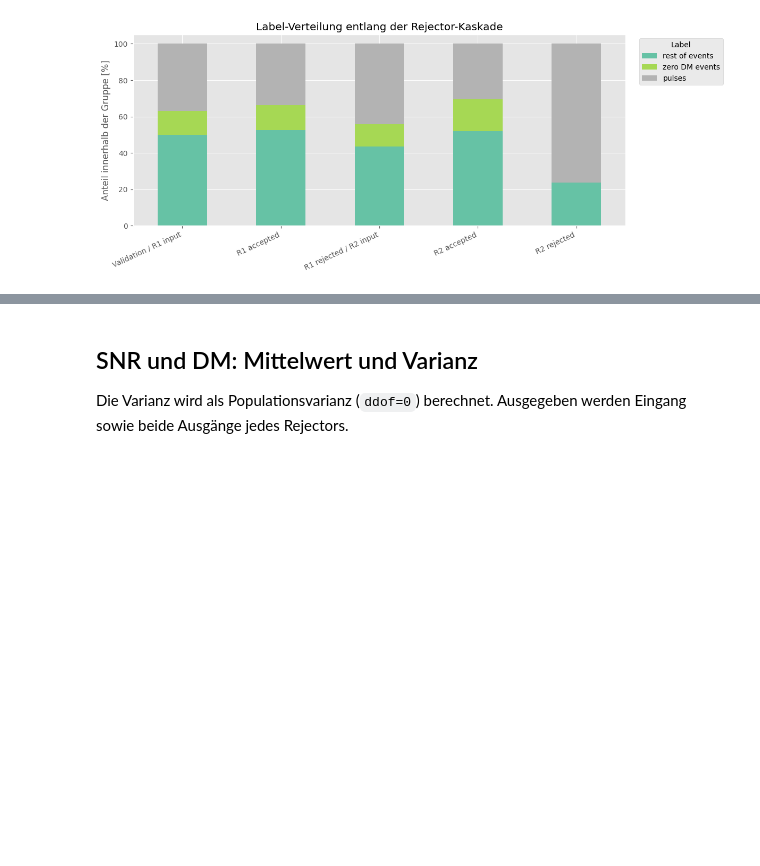
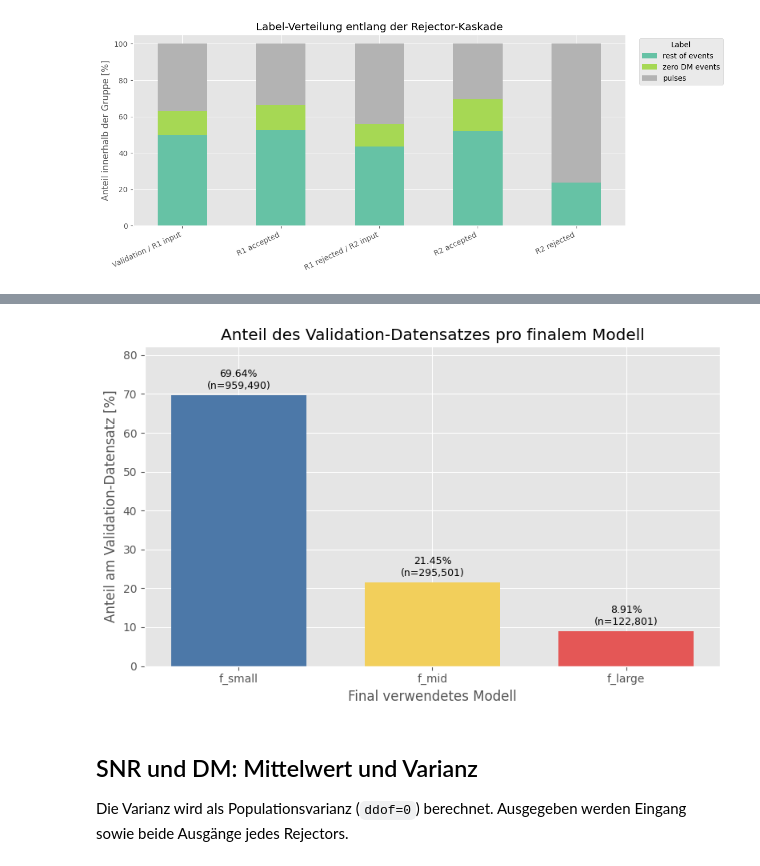
Before and after one commit to Ewald120q/WP2-1, a Jupyter notebook: single_pulse_classifier_training/analyse_rejectors.ipynb, the cells around one changed output, grey strips where cells are left out. Drawn from its saved outputs; the diff is of its cells as text; code cells hidden in the pictures; blank space fills up the shorter version.

```diff
--- a/single_pulse_classifier_training/analyse_rejectors.ipynb
+++ b/single_pulse_classifier_training/analyse_rejectors.ipynb
@@ -43,9 +43,9 @@ DATASET_CFG = {
 }
 BATCH_SIZE = 1024
 NUM_WORKERS = 2
-RECOMPUTE_SCORES = False
-SCORES_CACHE = OUTPUT_DIR / "r1_r2_uncut_val_scores.npz"
-ROUTING_CSV = OUTPUT_DIR / "r1_r2_uncut_val_routing.csv.gz"
+RECOMPUTE_SCORES = True
+SCORES_CACHE = OUTPUT_DIR / "r1_r2_uncut_val_scores_train.npz"
+ROUTING_CSV = OUTPUT_DIR / "r1_r2_uncut_val_routing_train.csv.gz"
 
 R1_THRESHOLD = 0.548808
 R2_THRESHOLD = 0.381863
@@ -125,7 +125,7 @@ large_model = load_classifier(
 r1_model, r1_feature_source = load_rejector(R1_CKPT, R1_KWARGS)
 r2_model, r2_feature_source = load_rejector(R2_CKPT, R2_KWARGS)
 
-val_dataset = DMTimeShardDataset(DATASET_CFG, use_freq_time=True, split="val")
+val_dataset = DMTimeShardDataset(DATASET_CFG, use_freq_time=True, split="train")
 val_dataset.labels = training.label_encoding(val_dataset.labels.astype(object))
 val_loader = DataLoader(
     val_dataset, batch_size=BATCH_SIZE, shuffle=False, num_workers=NUM_WORKERS,
@@ -434,0 +379,88 @@ Finales Routing des gesamten Validation-Datensatzes
+# %%
+results = pd.DataFrame(metadata, columns=META_COLUMNS)
+results.insert(0, "sample_index", np.arange(len(results)))
+results["label"] = results["label_raw"].map(LABEL_MAP)
+results["r1_score"] = r1_scores
+results["r1_rejected"] = results["r1_score"] >= R1_THRESHOLD
+results["r2_input"] = results["r1_rejected"]
+results["r2_score"] = r2_scores
+results["r2_rejected"] = (
+    results["r2_input"] & (results["r2_score"] >= R2_THRESHOLD)
+)
+results["final_route"] = np.select(
+    [~results["r1_rejected"], results["r2_rejected"]],
+    ["R1 accepted", "R2 rejected"],
+    default="R2 accepted",
+)
+results["label_binary"] = labels_binary
+results["f_small_prediction"] = small_preds
+results["f_mid_prediction"] = mid_preds
+results["f_large_prediction"] = large_preds
+results["final_prediction"] = np.select(
+    [results["final_route"].eq("R1 accepted"), results["final_route"].eq("R2 accepted")],
+    [results["f_small_prediction"], results["f_mid_prediction"]],
+    default=results["f_large_prediction"],
+).astype(int)
+results["prediction_correct"] = results["final_prediction"].eq(results["label_binary"])
+
+# Konsistenzcheck: R2 muss genau für die R1-Rejects vorliegen.
+assert results.loc[results.r2_input, "r2_score"].notna().all()
+assert results.loc[~results.r2_input, "r2_score"].isna().all()
+assert (results.loc[results.final_route.eq("R1 accepted"), "f_small_prediction"] >= 0).all()
+assert (results.loc[results.final_route.eq("R2 accepted"), "f_mid_prediction"] >= 0).all()
+assert (results.loc[results.final_route.eq("R2 rejected"), "f_large_prediction"] >= 0).all()
+results.to_csv(ROUTING_CSV, index=False)
+print(f"Saved per-sample routing: {ROUTING_CSV}")
+results.head()
+
+# Übersicht: Welcher Anteil des gesamten Validation-Datensatzes endet bei welchem Modell?
+destination_order = ["f_small", "f_mid", "f_large"]
+route_to_model = {
+    "R1 accepted": "f_small",
+    "R2 accepted": "f_mid",
+    "R2 rejected": "f_large",
+}
+route_description = {
+    "f_small": "R1 accepted",
+    "f_mid": "R1 rejected, R2 accepted",
+    "f_large": "R1 rejected, R2 rejected",
+}
+
+destination = results["final_route"].map(route_to_model)
+destination_counts = destination.value_counts().reindex(destination_order, fill_value=0)
+final_routing_overview = pd.DataFrame({
+    "routing_decision": [route_description[model] for model in destination_order],
+    "sample_count": destination_counts,
+    "percent_of_validation": destination_counts.div(len(results)).mul(100),
+}, index=destination_order)
+
+assert final_routing_overview["sample_count"].sum() == len(results)
+assert np.isclose(final_routing_overview["percent_of_validation"].sum(), 100.0)
+display(
+    final_routing_overview.style
+    .format({"sample_count": "{:,}", "percent_of_validation": "{:.2f}%"})
+    .set_caption("Finales Routing des gesamten Validation-Datensatzes")
+)
+
+fig, ax = plt.subplots(figsize=(8, 5))
+bars = ax.bar(
+    destination_order, final_routing_overview["percent_of_validation"],
+    color=["#4C78A8", "#F2CF5B", "#E45756"], width=0.7,
+)
+ax.bar_label(
+    bars,
+    labels=[f"{value:.2f}%\n(n={count:,})" for value, count in zip(
+        final_routing_overview["percent_of_validation"], final_routing_overview["sample_count"]
+    )],
+    padding=4, fontsize=9,
+)
+ax.set(
+    title="Anteil des Validation-Datensatzes pro finalem Modell",
+    xlabel="Final verwendetes Modell", ylabel="Anteil am Validation-Datensatz [%]",
+)
+ax.set_ylim(0, max(final_routing_overview["percent_of_validation"].max() * 1.18, 10))
+plt.tight_layout()
+plt.show()
+
+final_routing_overview.to_csv(OUTPUT_DIR / "train_routing_overview.csv")
+# %% [output]
@@ -435,3 +473,4 @@ Finales Routing des gesamten Validation-Datensatzes
+[figure, added]
 # %% [markdown]
 ## SNR und DM: Mittelwert und Varianz
 
```
Also changed, not shown: parts of 5 cells of this notebook, 29 other files.
